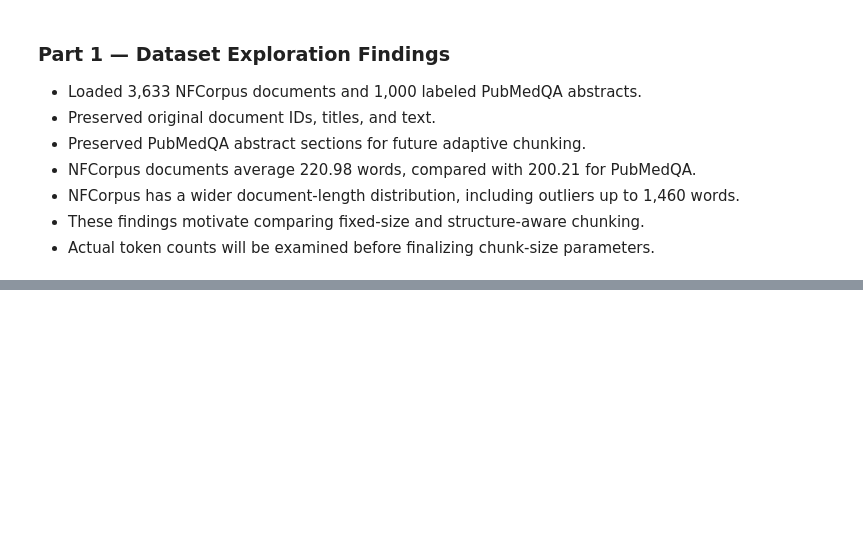
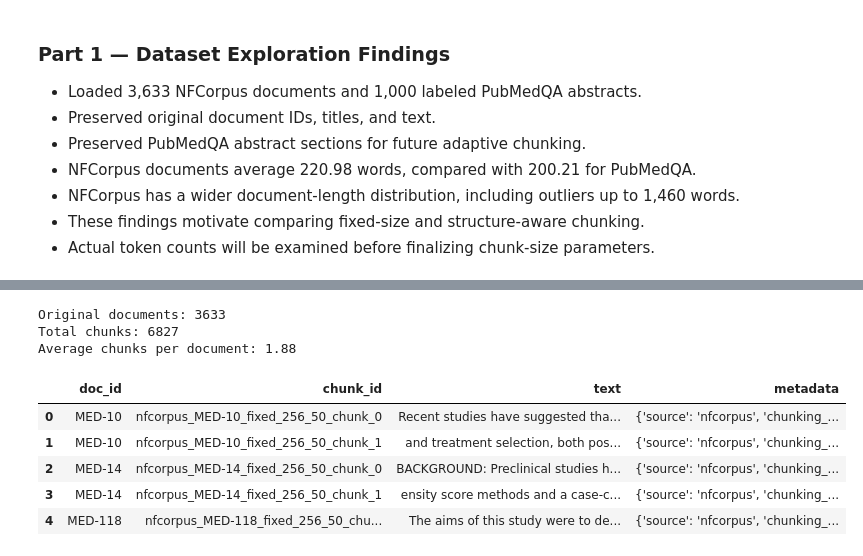
Before and after one commit to rachana1707-S/Adaptive-MedRAG, a Jupyter notebook: notebooks/02_chunking.ipynb, the cells around one changed output, grey strips where cells are left out. Saved outputs shown, nothing was run; the diff lists cells and outputs as text; code cells hidden in the pictures; blank space fills up the shorter version.

```diff
--- a/notebooks/02_chunking.ipynb
+++ b/notebooks/02_chunking.ipynb
@@ -280,0 +329,19 @@ display(summary.round(2))
+# %%
+# Count tokenizer tokens without adding model special tokens
+def count_tokens(text):
+    return len(
+        tokenizer.encode(
+            text,
+            add_special_tokens=False,
+            truncation=False
+        )
+    )
+
+nf_df["token_count"] = nf_df["text"].apply(count_tokens)
+pubmed_df["token_count"] = pubmed_df["text"].apply(count_tokens)
+
+print("NFCorpus token statistics:")
+display(nf_df["token_count"].describe())
+
+print("\nPubMedQA token statistics:")
+display(pubmed_df["token_count"].describe())
@@ -280,0 +480,29 @@ display(summary.round(2))
+# %%
+# Apply fixed-size chunking to the entire NFCorpus
+nf_chunks = []
+
+for doc in nf_df.to_dict("records"):
+    chunks = fixed_size_chunking(
+        doc,
+        tokenizer,
+        chunk_size=CHUNK_SIZE,
+        overlap=CHUNK_OVERLAP
+    )
+    nf_chunks.extend(chunks)
+
+print("Original documents:", len(nf_df))
+print("Total chunks:", len(nf_chunks))
+print("Average chunks per document:", round(len(nf_chunks) / len(nf_df), 2))
+
+nf_chunks_df = pd.DataFrame(nf_chunks)
+display(nf_chunks_df.head())
+# %% [output]
+Original documents: 3633
+Total chunks: 6827
+Average chunks per document: 1.88
+|  | doc_id | chunk_id | text | metadata |
+| 0 | MED-10 | nfcorpus_MED-10_fixed_256_50_chunk_0 | Recent studies have suggested tha... | {'source': 'nfcorpus', 'chunking_... |
+| 1 | MED-10 | nfcorpus_MED-10_fixed_256_50_chunk_1 | and treatment selection, both pos... | {'source': 'nfcorpus', 'chunking_... |
+| 2 | MED-14 | nfcorpus_MED-14_fixed_256_50_chunk_0 | BACKGROUND: Preclinical studies h... | {'source': 'nfcorpus', 'chunking_... |
+| 3 | MED-14 | nfcorpus_MED-14_fixed_256_50_chunk_1 | ensity score methods and a case-c... | {'source': 'nfcorpus', 'chunking_... |
+| 4 | MED-118 | nfcorpus_MED-118_fixed_256_50_chu... | The aims of this study were to de... | {'source': 'nfcorpus', 'chunking_... |
```
Also changed, not shown: parts of 16 cells of this notebook, 1 other file.
